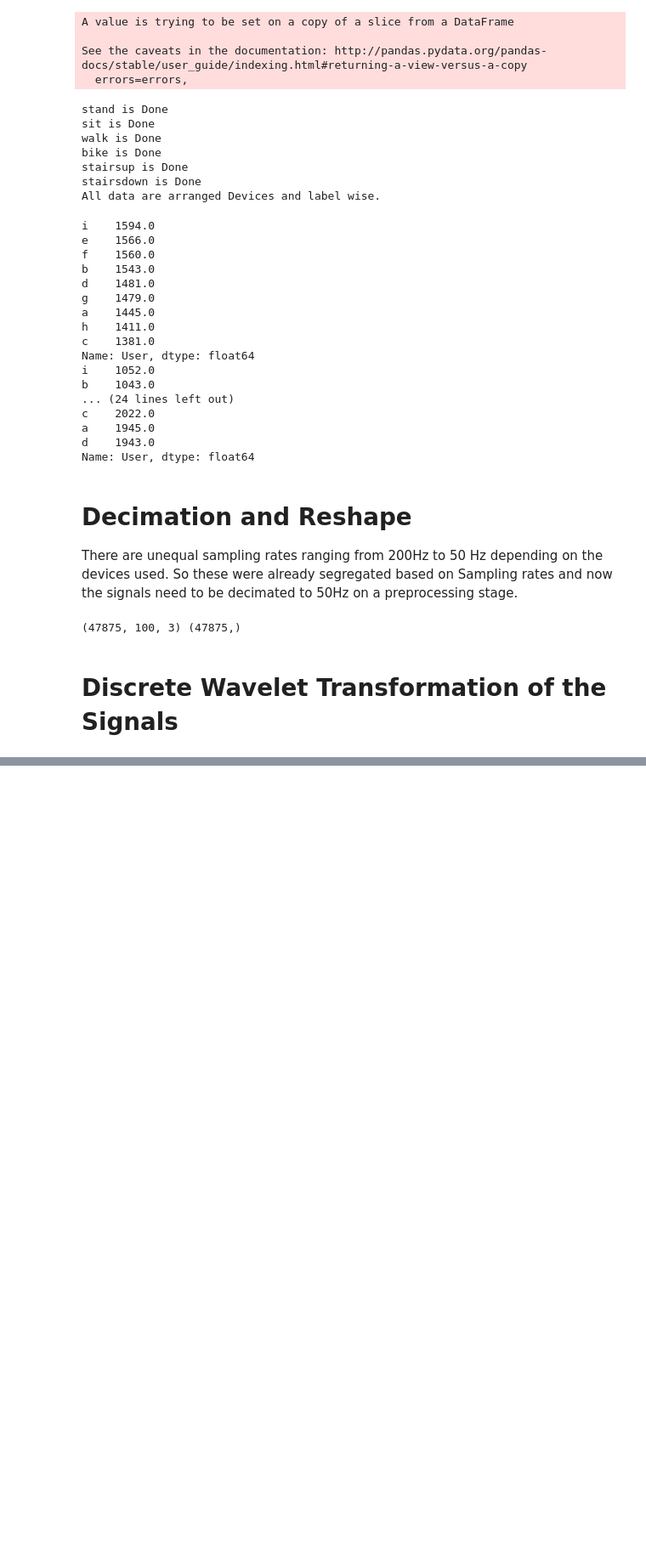
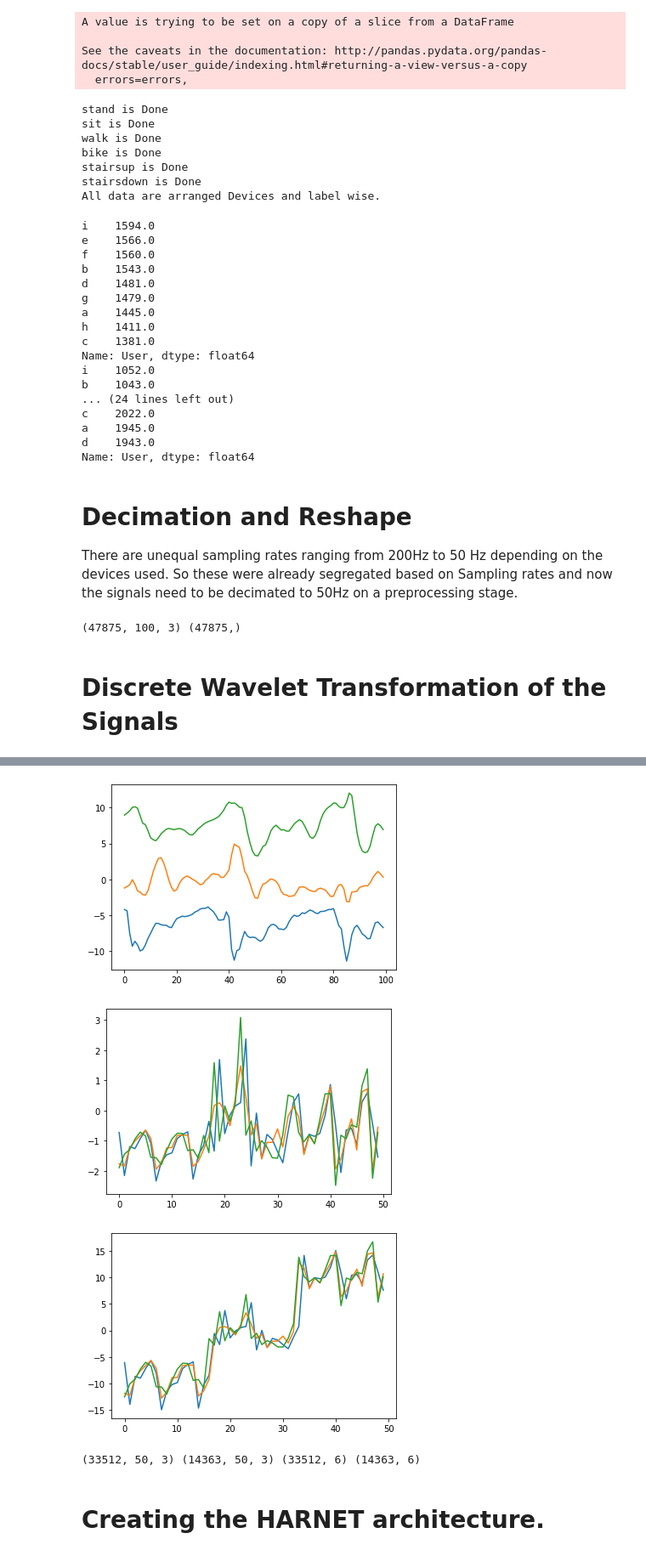
Before and after one commit to h-gokul/HHAR-Using_HARnet, a Jupyter notebook: HHAR.ipynb, the cells around one changed output, grey strips where cells are left out. Shown: that part at 85% size. Cells and saved outputs as stored; diff of their text form; code cells hidden in the pictures; blank space fills up the shorter version.

```diff
--- a/HHAR.ipynb
+++ b/HHAR.ipynb
@@ -293,0 +314,28 @@ print(x.shape,y[:,0].shape) # Final X and Y of the dataset
+# %%
+masterX = []
+for i in range(len(x)):
+    Xca, Xda = pywt.dwt(x[i].reshape((-1, 3))[:,0], 'db1', mode='periodic') #wavelet transform the examples (rows) of x
+    Yca, Yda = pywt.dwt(x[i].reshape((-1, 3))[:,1], 'db1', mode='periodic') #wavelet transform the examples (rows) of y
+    Zca, Zda = pywt.dwt(x[i].reshape((-1, 3))[:,2], 'db1', mode='periodic') #wavelet transform the examples (rows) of z
+    #coef0 = np.vstack((Xca, Xda))
+    #coef1 = np.vstack((Yca, Yda))
+    #coef2 = np.vstack((Zca, Zda))
+    coef = np.hstack((Xca, Yca, Zca)).reshape((-1, 50, 3))
+    masterX.append((coef))
+    # print (i)
+# %%
+masterX = np.array(masterX)
+masterX = masterX.reshape(-1,50,3)
+Y = y[:,0]
+# %%
+
+fit0 = StandardScaler().fit(masterX[:, :, 0])
+masterX0 = fit0.transform(masterX[:, :, 0])
+
+fit1 = StandardScaler().fit(masterX[:, :, 1])
+masterX1 = fit1.transform(masterX[:, :, 1])
+
+fit2 = StandardScaler().fit(masterX[:, :, 2])
+masterX2 = fit2.transform(masterX[:, :, 2])
+# %%
+X = np.dstack((masterX0, masterX1, masterX2))
@@ -293,0 +345,12 @@ print(x.shape,y[:,0].shape) # Final X and Y of the dataset
+# %%
+a = 42069
+plt.plot(x[a])
+plt.show()
+plt.plot(X[a])
+plt.show()
+plt.plot(masterX[a])
+plt.show()
+# %% [output]
+[figure, added]
+[figure, added]
+[figure, added]
@@ -293,0 +367,6 @@ print(x.shape,y[:,0].shape) # Final X and Y of the dataset
+# %%
+print(X_train.shape, X_test.shape, Y_train.shape, Y_test.shape)
+# %% [output]
+(33512, 50, 3) (14363, 50, 3) (33512, 6) (14363, 6)
+# %% [markdown]
+# Creating the HARNET architecture.
```
Also changed, not shown: parts of 12 cells of this notebook.
